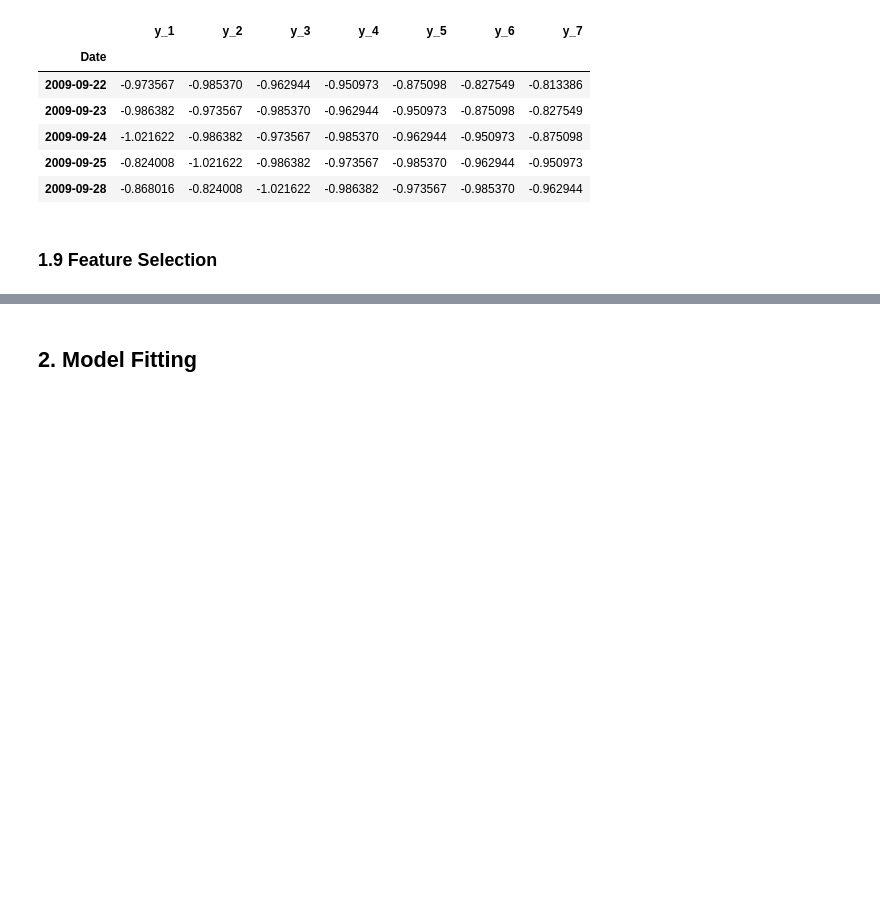
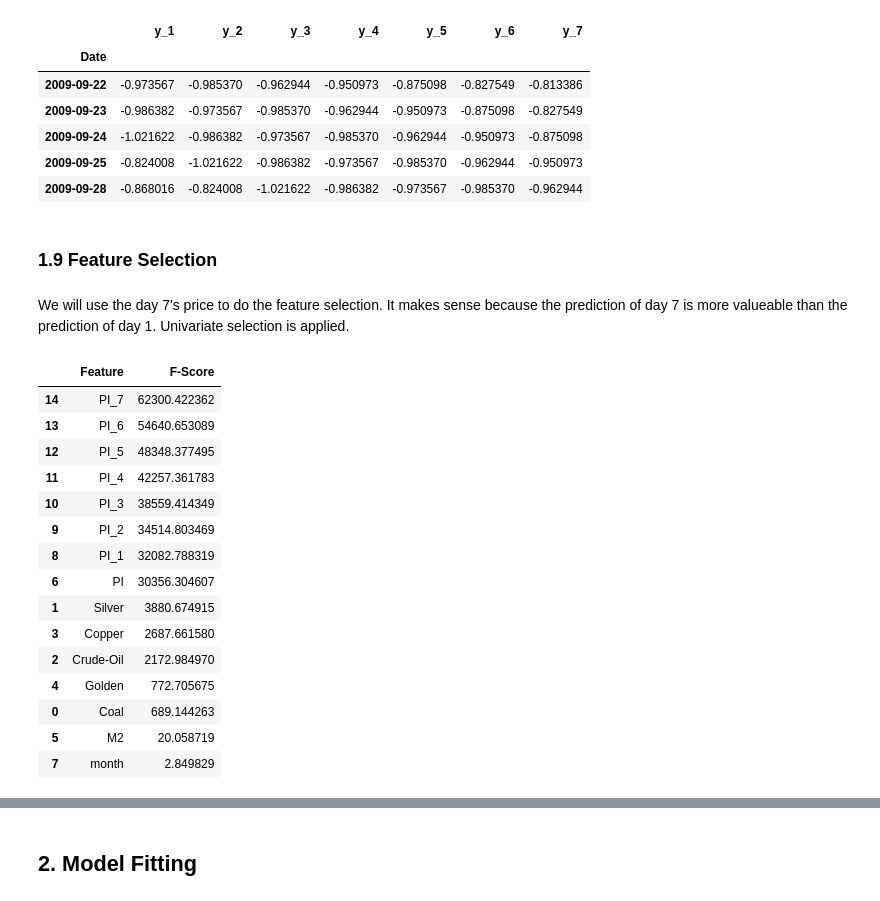
Before and after one commit to Shunian-Chen/AIPI510-Project, a Jupyter notebook: Food_price_prediction.ipynb, the cells around one changed output, grey strips where cells are left out. Drawn from its saved outputs; the diff is of its cells as text; code cells hidden in the pictures; blank space fills up the shorter version.

```diff
--- a/Food_price_prediction.ipynb
+++ b/Food_price_prediction.ipynb
@@ -407,2 +410,31 @@ y.head()
 # %% [markdown]
 ### 1.9 Feature Selection
+# %% [markdown]
+We will use the day 7's price to do the feature selection. It makes sense because the prediction of day 7 is more valueable than the prediction of day 1. Univariate selection is applied.
+# %%
+# Evaluate continuous features using pearson's correlation coefficient (score_func = f_regression)
+ftest = SelectKBest(score_func=f_regression, k='all')
+ftest.fit(X_train,y_train["y_7"])
+f_scores = pd.DataFrame(ftest.scores_)
+dfcolumns = pd.DataFrame(X_train.columns)
+f_scores = pd.concat([dfcolumns,f_scores],axis=1)
+f_scores.columns = ['Feature','F-Score']
+f_scores = f_scores.sort_values(by='F-Score',ascending=False)
+f_scores
+# %% [output]
+|  | Feature | F-Score |
+| 14 | PI_7 | 62300.422362 |
+| 13 | PI_6 | 54640.653089 |
+| 12 | PI_5 | 48348.377495 |
+| 11 | PI_4 | 42257.361783 |
+| 10 | PI_3 | 38559.414349 |
+| 9 | PI_2 | 34514.803469 |
+| 8 | PI_1 | 32082.788319 |
+| 6 | PI | 30356.304607 |
+| 1 | Silver | 3880.674915 |
+| 3 | Copper | 2687.661580 |
+| 2 | Crude-Oil | 2172.984970 |
+| 4 | Golden | 772.705675 |
+| 0 | Coal | 689.144263 |
+| 5 | M2 | 20.058719 |
+| 7 | month | 2.849829 |
```
Also changed, not shown: parts of 5 cells of this notebook.
